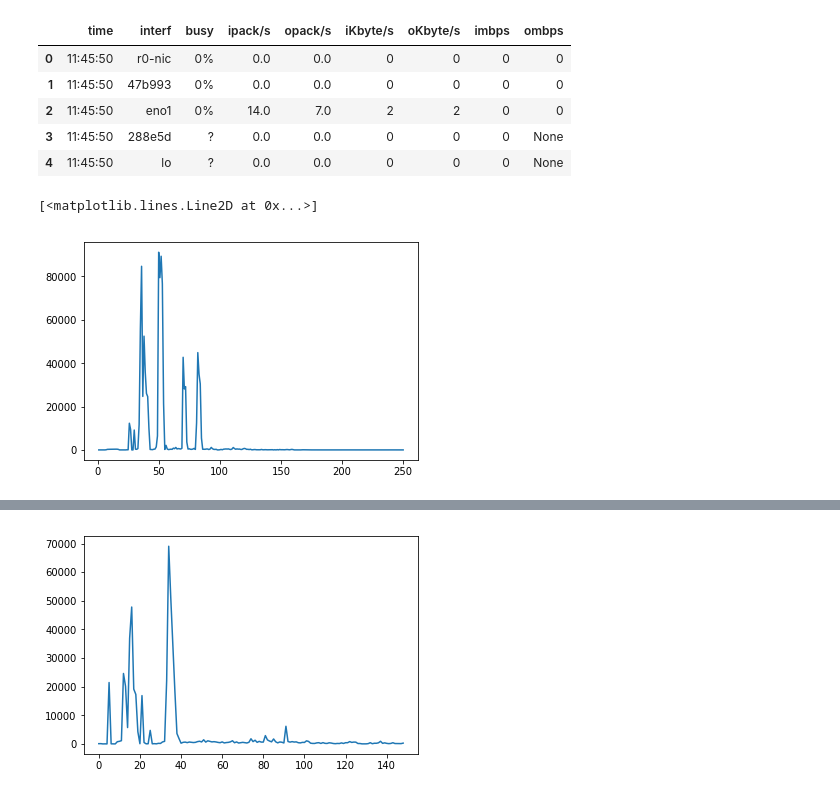
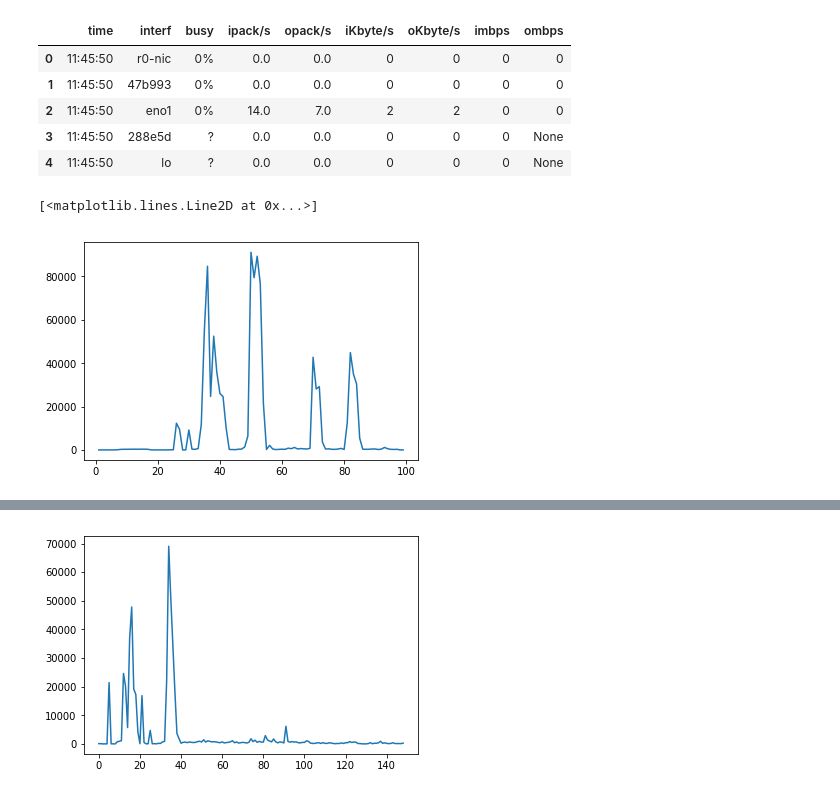
Before and after one commit to ZacBlanco/cse-223b, a Jupyter notebook: examples/web-crawler-n/analysis/analyze-web-crawler.ipynb, the cells around one changed output, grey strips where cells are left out. Saved outputs shown, nothing was run; the diff lists cells and outputs as text; code cells hidden in the pictures.

```diff
--- a/examples/web-crawler-n/analysis/analyze-web-crawler.ipynb
+++ b/examples/web-crawler-n/analysis/analyze-web-crawler.ipynb
@@ -75,8 +56,8 @@ parsed_100.head()
 | 4 | 11:45:50 | lo | ? | 0.0 | 0.0 | 0 | 0 | 0 | None |
 # %%
 parsed_100 = parse_log_file_to_data_frame(log_100_0)
-incoming = ps.sqldf('select sum("iKbyte/s") from parsed_100 group by time ').values
+incoming = ps.sqldf('select sum("iKbyte/s") from parsed_100 group by time ').values[:100]
 plt.plot(incoming)
 # %% [output]
 [<matplotlib.lines.Line2D at 0x...>]
-[figure, old version]
+[figure, new version]
```
Also changed, not shown: parts of 12 cells of this notebook.
